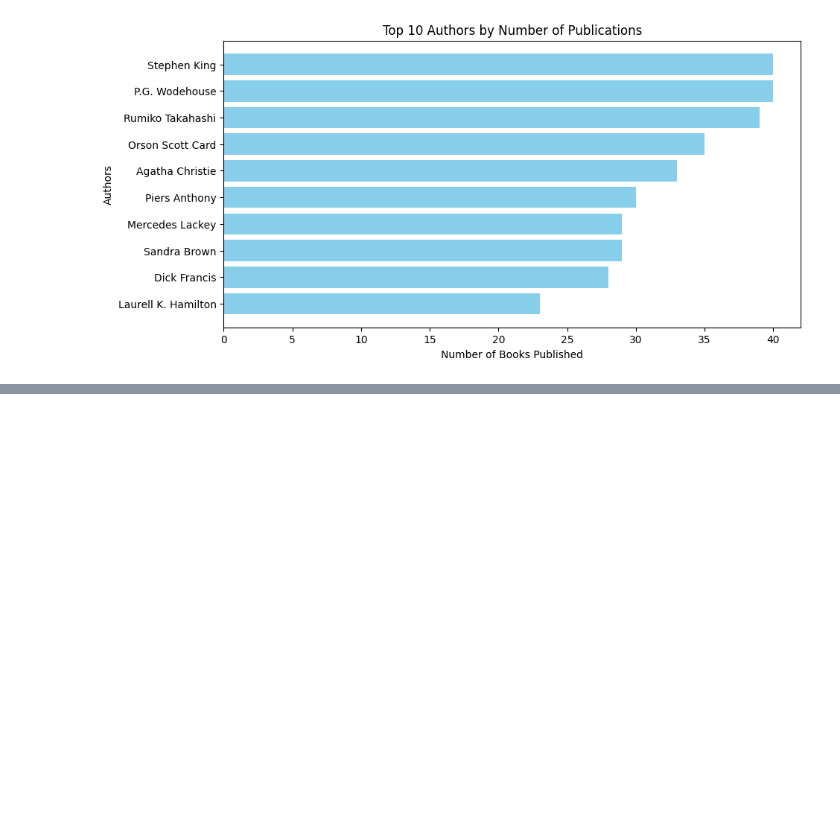
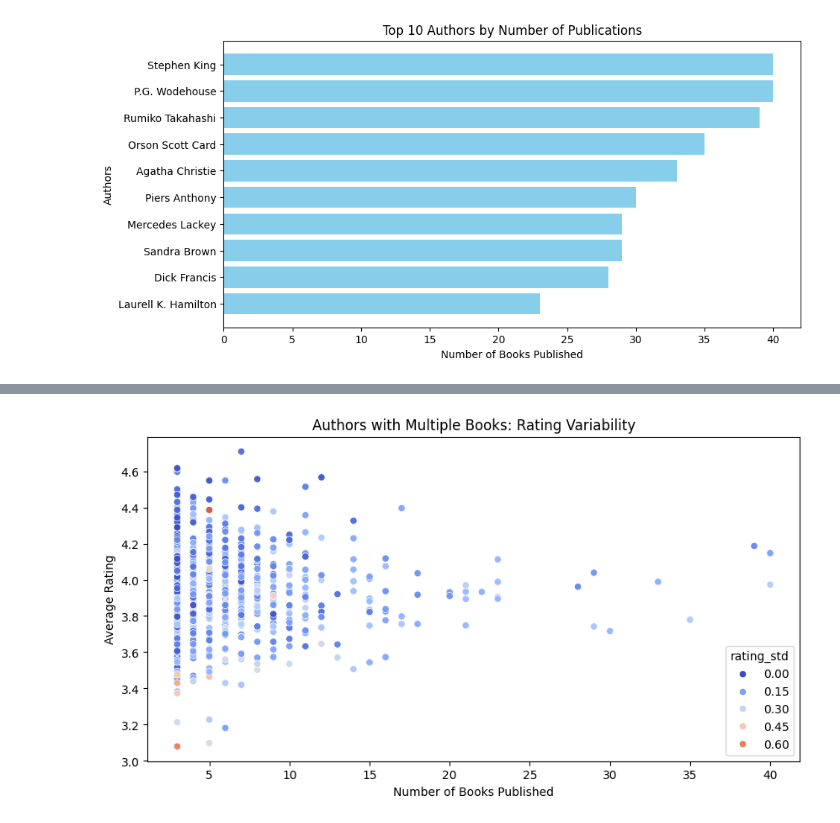
Before and after one commit to Darknight47/Data-Science-Projects-03, a Jupyter notebook: book_recommendation.ipynb, the cells around one changed output, grey strips where cells are left out. Saved outputs shown, nothing was run; the diff lists cells and outputs as text; code cells hidden in the pictures; blank space fills up the shorter version.

```diff
--- a/book_recommendation.ipynb
+++ b/book_recommendation.ipynb
@@ -238,0 +252,8 @@ plt.show()
+# %%
+# Calculating Average Rating Per Author
+multi_book_authors = author_counts[author_counts['book_count'] >= 3]  # Adjust based on analysis
+# %%
+# calculating the mean rating per author:
+author_avg_rating = df_cleaned.groupby('authors')['average_rating'].mean().reset_index()
+# %%
+author_analysis = multi_book_authors.merge(author_avg_rating, on='authors', how='left')
@@ -238,0 +269,15 @@ plt.show()
+# %%
+# Checking for highly consistent ratings
+rating_variability = df_cleaned.groupby('authors')['average_rating'].std().reset_index()
+author_analysis = author_analysis.merge(rating_variability, on='authors', how='left')
+author_analysis.rename(columns={'average_rating_x': 'avg_rating', 'average_rating_y': 'rating_std'}, inplace=True)
+# %%
+# Visualizations
+plt.figure(figsize=(10, 5))
+sns.scatterplot(data=author_analysis, x='book_count', y='avg_rating', hue='rating_std', palette='coolwarm')
+plt.xlabel('Number of Books Published')
+plt.ylabel('Average Rating')
+plt.title('Authors with Multiple Books: Rating Variability')
+plt.show()
+# %% [output]
+[figure, added]
```
Also changed, not shown: parts of 5 cells of this notebook.
